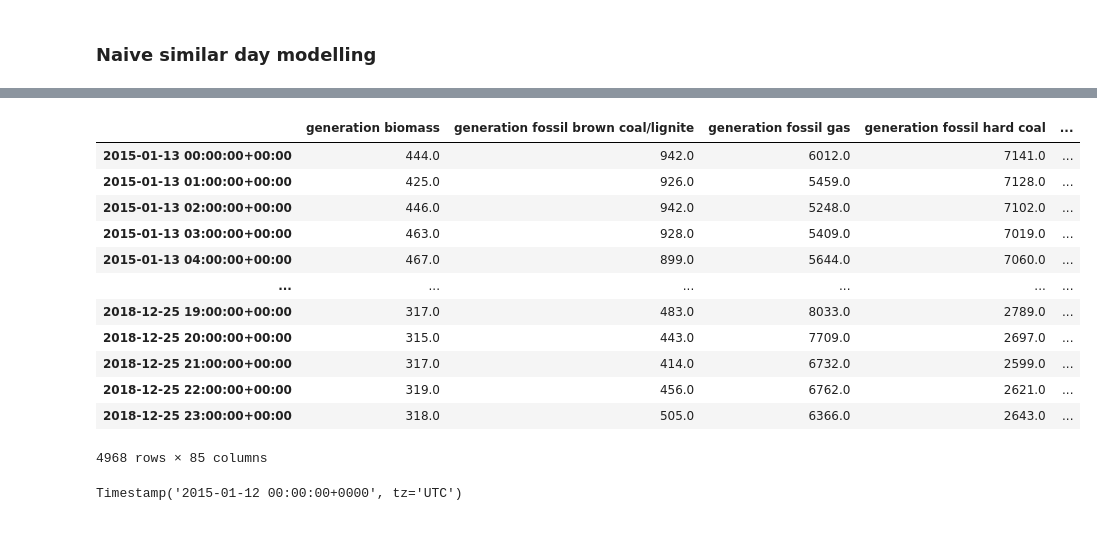
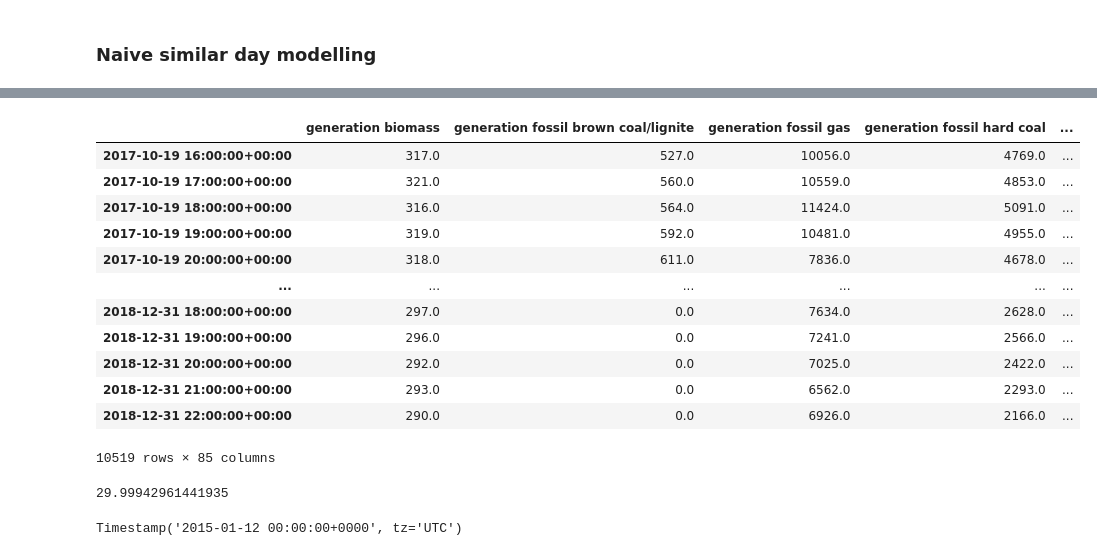
Before and after one commit to MiguelLoureiro98/EnergyForecasting, a Jupyter notebook: src/notebooks/hourly_forecasting/modelling.ipynb, the cells around one changed output, grey strips where cells are left out. Saved outputs shown, nothing was run; the diff lists cells and outputs as text; code cells hidden in the pictures.

```diff
--- a/src/notebooks/hourly_forecasting/modelling.ipynb
+++ b/src/notebooks/hourly_forecasting/modelling.ipynb
@@ -79,20 +34,23 @@ tuesdays.loc[tuesdays.weekday == 0].loc["2015-01-12":].replace({"weekday": 0}, 1
-# %%
-mon_sat_sun.loc[mon_sat_sun.weekday == 1] = tuesdays.loc[tuesdays.weekday == 0].loc["2015-01-12":].replace({"weekday": 0}, 1);
-mon_sat_sun.loc[mon_sat_sun.weekday == 1]
-# %% [output]
-|  | generation biomass | generation fossil brown coal/lignite | generation fossil gas | generation fossil hard coal | ... |
-| 2015-01-13 00:00:00+00:00 | 444.0 | 942.0 | 6012.0 | 7141.0 | ... |
-| 2015-01-13 01:00:00+00:00 | 425.0 | 926.0 | 5459.0 | 7128.0 | ... |
-| 2015-01-13 02:00:00+00:00 | 446.0 | 942.0 | 5248.0 | 7102.0 | ... |
-| 2015-01-13 03:00:00+00:00 | 463.0 | 928.0 | 5409.0 | 7019.0 | ... |
-| 2015-01-13 04:00:00+00:00 | 467.0 | 899.0 | 5644.0 | 7060.0 | ... |
-| ... | ... | ... | ... | ... | ... |
-| 2018-12-25 19:00:00+00:00 | 317.0 | 483.0 | 8033.0 | 2789.0 | ... |
-| 2018-12-25 20:00:00+00:00 | 315.0 | 443.0 | 7709.0 | 2697.0 | ... |
-| 2018-12-25 21:00:00+00:00 | 317.0 | 414.0 | 6732.0 | 2599.0 | ... |
-| 2018-12-25 22:00:00+00:00 | 319.0 | 456.0 | 6762.0 | 2621.0 | ... |
-| 2018-12-25 23:00:00+00:00 | 318.0 | 505.0 | 6366.0 | 2643.0 | ... |
-4968 rows × 85 columns
+# %%
+data.iloc[int(np.round(data.shape[0] * 0.7)):]
+# %% [output]
+|  | generation biomass | generation fossil brown coal/lignite | generation fossil gas | generation fossil hard coal | ... |
+| 2017-10-19 16:00:00+00:00 | 317.0 | 527.0 | 10056.0 | 4769.0 | ... |
+| 2017-10-19 17:00:00+00:00 | 321.0 | 560.0 | 10559.0 | 4853.0 | ... |
+| 2017-10-19 18:00:00+00:00 | 316.0 | 564.0 | 11424.0 | 5091.0 | ... |
+| 2017-10-19 19:00:00+00:00 | 319.0 | 592.0 | 10481.0 | 4955.0 | ... |
+| 2017-10-19 20:00:00+00:00 | 318.0 | 611.0 | 7836.0 | 4678.0 | ... |
+| ... | ... | ... | ... | ... | ... |
+| 2018-12-31 18:00:00+00:00 | 297.0 | 0.0 | 7634.0 | 2628.0 | ... |
+| 2018-12-31 19:00:00+00:00 | 296.0 | 0.0 | 7241.0 | 2566.0 | ... |
+| 2018-12-31 20:00:00+00:00 | 292.0 | 0.0 | 7025.0 | 2422.0 | ... |
+| 2018-12-31 21:00:00+00:00 | 293.0 | 0.0 | 6562.0 | 2293.0 | ... |
+| 2018-12-31 22:00:00+00:00 | 290.0 | 0.0 | 6926.0 | 2166.0 | ... |
+10519 rows × 85 columns
+# %%
+data.iloc[int(np.round(data.shape[0] * 0.7)):].shape[0] / data.shape[0] * 100
+# %% [output]
+29.99942961441935
 # %%
 NaiveSimilarDay.initial_data_point(data)
 # %% [output]
```
Also changed, not shown: parts of 9 cells of this notebook.
